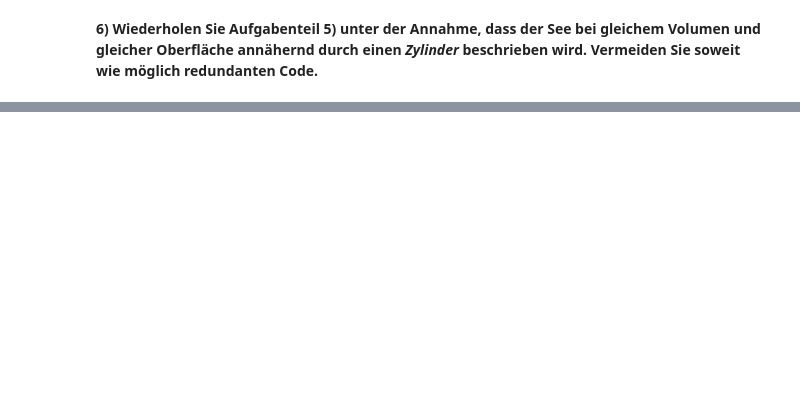
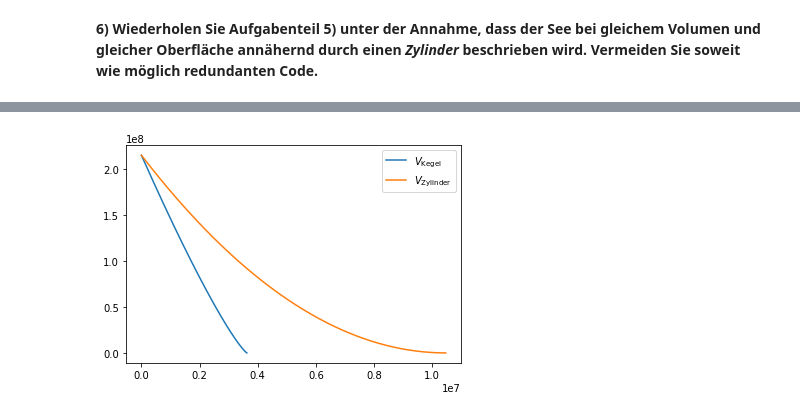
Before and after one commit to toewe/Python-Ing, a Jupyter notebook: Woche 4/HA2_Simon.ipynb, the cells around one changed output, grey strips where cells are left out. Saved outputs shown, nothing was run; the diff lists cells and outputs as text; code cells hidden in the pictures; blank space fills up the shorter version.

```diff
--- a/Woche 4/HA2_Simon.ipynb
+++ b/Woche 4/HA2_Simon.ipynb
@@ -70,0 +161,7 @@ show()
+# %%
+plot(t_list_Kegel, V_list_Kegel, label='$V_{\mathrm{Kegel}}$')
+plot(t_list_Zylinder, V_list_Zylinder, label='$V_{\mathrm{Zylinder}}$')
+legend()
+show()
+# %% [output]
+[figure, added]
```
Also changed, not shown: parts of 14 cells of this notebook.
